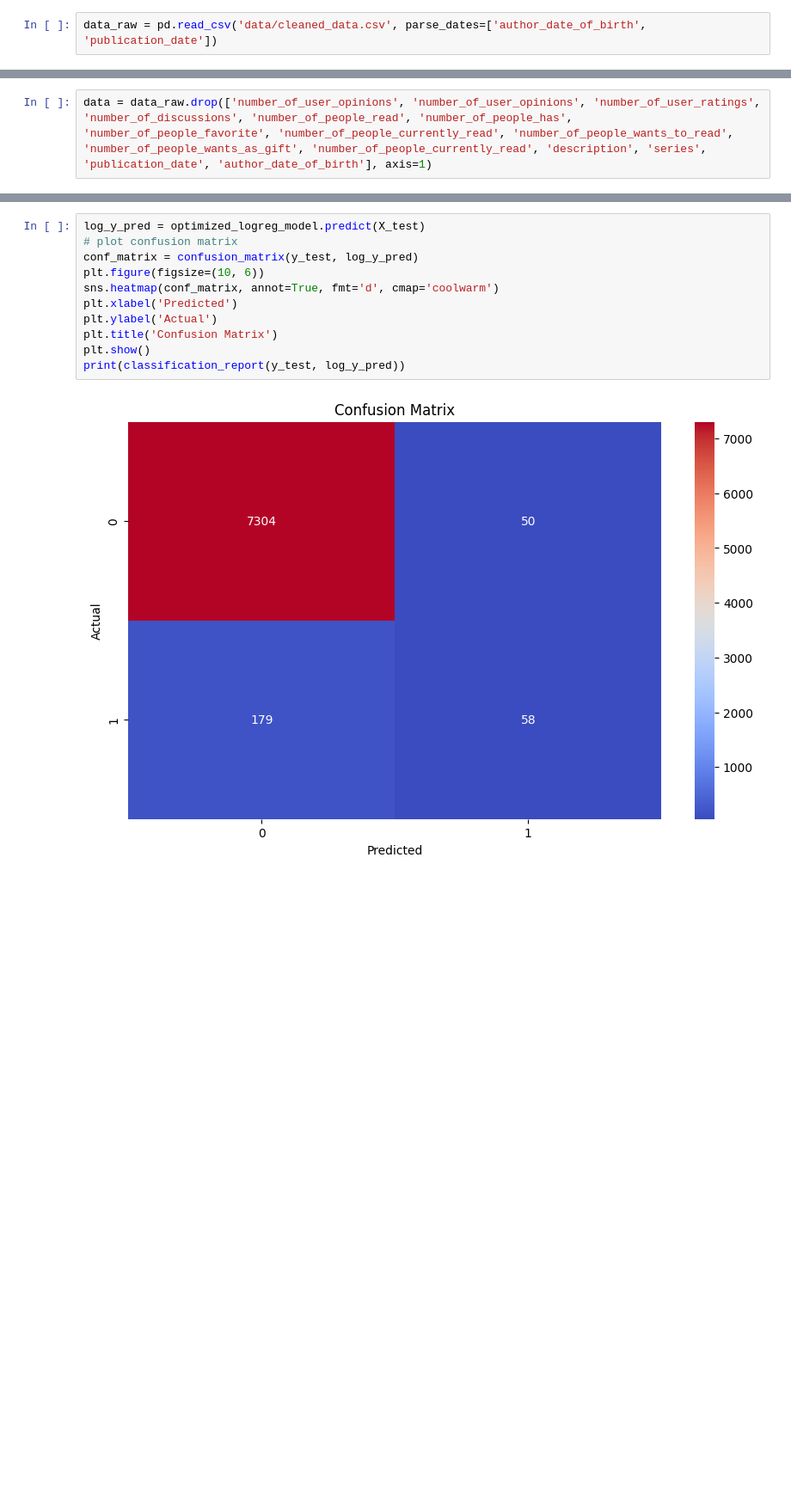
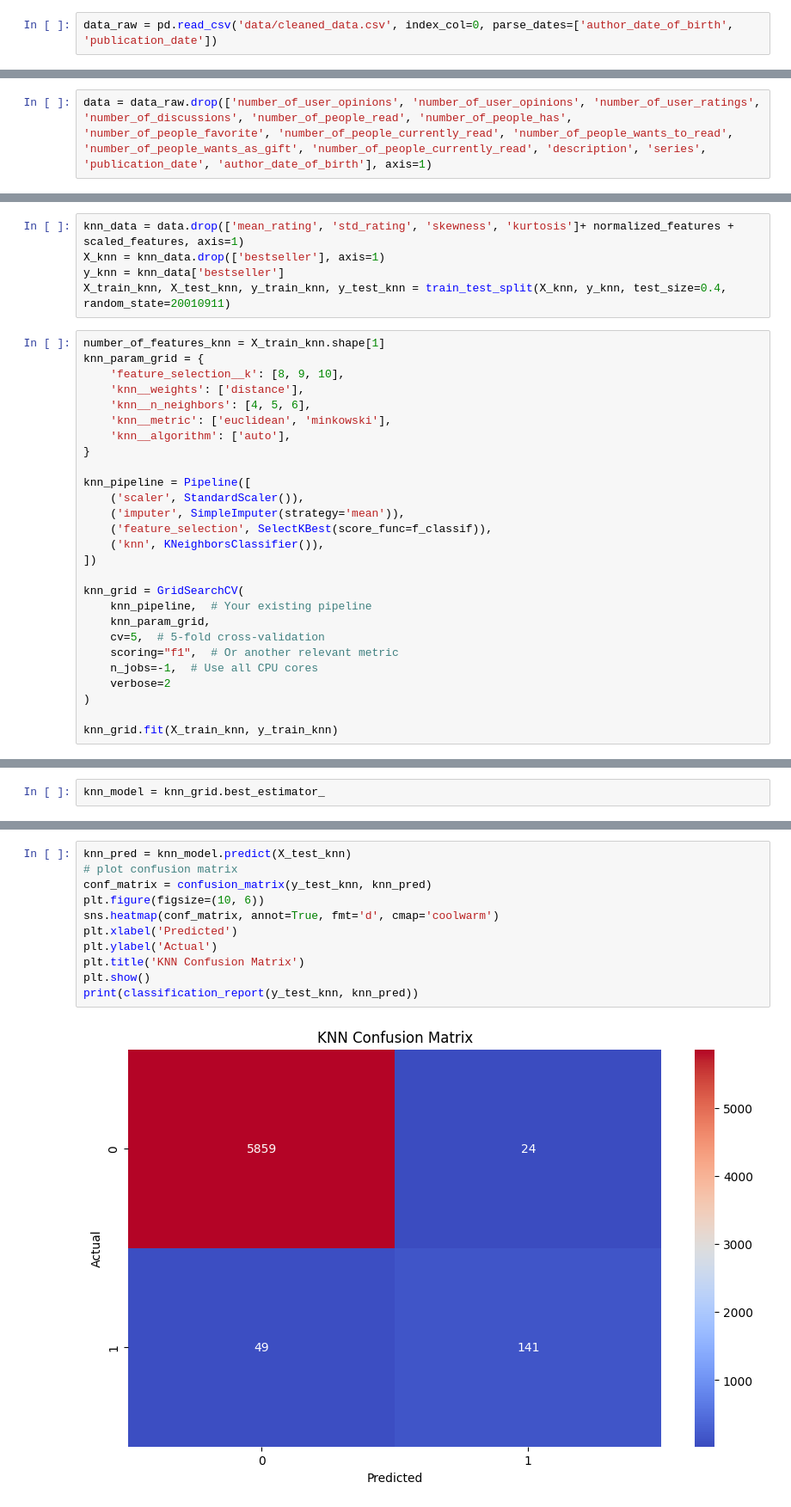
Before and after one commit to beep1000101/lubimyczytac_project, a Jupyter notebook: modelling.ipynb, the cells around one changed output, grey strips where cells are left out. Shown at 86% size. Drawn from its saved outputs; the diff is of its cells as text; blank space fills up the shorter version.

```diff
--- a/modelling.ipynb
+++ b/modelling.ipynb
@@ -13,7 +13,7 @@ from sklearn.model_selection import RandomizedSearchCV
 
 from scipy.stats import loguniform
 # %%
-data_raw = pd.read_csv('data/cleaned_data.csv', parse_dates=['author_date_of_birth', 'publication_date'])
+data_raw = pd.read_csv('data/cleaned_data.csv', index_col=0, parse_dates=['author_date_of_birth', 'publication_date'])
 # %% [markdown]
 # Feature engineering
 # %%
@@ -277,0 +311,32 @@ optimized_logreg_model = randomized_log_reg.best_estimator_
+# %%
+knn_data = data.drop(['mean_rating', 'std_rating', 'skewness', 'kurtosis']+ normalized_features + scaled_features, axis=1)
+X_knn = knn_data.drop(['bestseller'], axis=1)
+y_knn = knn_data['bestseller']
+X_train_knn, X_test_knn, y_train_knn, y_test_knn = train_test_split(X_knn, y_knn, test_size=0.4, random_state=20010911)
+# %%
+number_of_features_knn = X_train_knn.shape[1]
+knn_param_grid = {
+    'feature_selection__k': [8, 9, 10],
+    'knn__weights': ['distance'],
+    'knn__n_neighbors': [4, 5, 6],
+    'knn__metric': ['euclidean', 'minkowski'],
+    'knn__algorithm': ['auto'],
+}
+
+knn_pipeline = Pipeline([
+    ('scaler', StandardScaler()),
+    ('imputer', SimpleImputer(strategy='mean')),
+    ('feature_selection', SelectKBest(score_func=f_classif)),
+    ('knn', KNeighborsClassifier()),
+])
+
+knn_grid = GridSearchCV(
+    knn_pipeline,  # Your existing pipeline
+    knn_param_grid,
+    cv=5,  # 5-fold cross-validation
+    scoring="f1",  # Or another relevant metric
+    n_jobs=-1,  # Use all CPU cores
+    verbose=2
+)
+
+knn_grid.fit(X_train_knn, y_train_knn)
@@ -277,0 +373,2 @@ optimized_logreg_model = randomized_log_reg.best_estimator_
+# %%
+knn_model = knn_grid.best_estimator_
@@ -278,15 +390,15 @@ optimized_logreg_model = randomized_log_reg.best_estimator_
 # %%
-log_y_pred = optimized_logreg_model.predict(X_test)
+knn_pred = knn_model.predict(X_test_knn)
 # plot confusion matrix
-conf_matrix = confusion_matrix(y_test, log_y_pred)
+conf_matrix = confusion_matrix(y_test_knn, knn_pred)
 plt.figure(figsize=(10, 6))
 sns.heatmap(conf_matrix, annot=True, fmt='d', cmap='coolwarm')
 plt.xlabel('Predicted')
 plt.ylabel('Actual')
-plt.title('Confusion Matrix')
+plt.title('KNN Confusion Matrix')
 plt.show()
-print(classification_report(y_test, log_y_pred))
+print(classification_report(y_test_knn, knn_pred))
 # %% [output]
-[figure, old version]
+[figure, new version]
               precision    recall  f1-score   support
 
```
Also changed, not shown: parts of 42 cells of this notebook, 1 other file.
